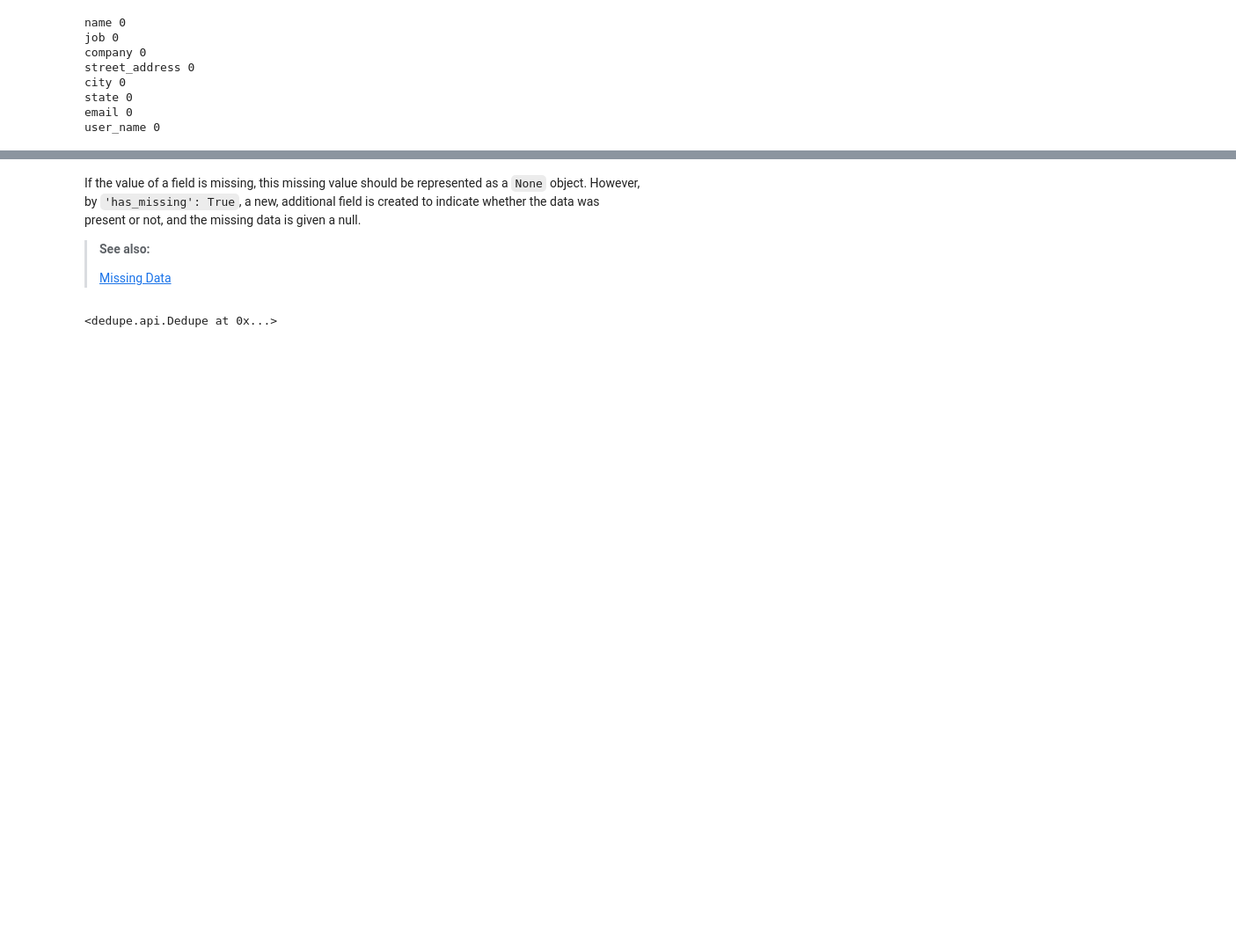
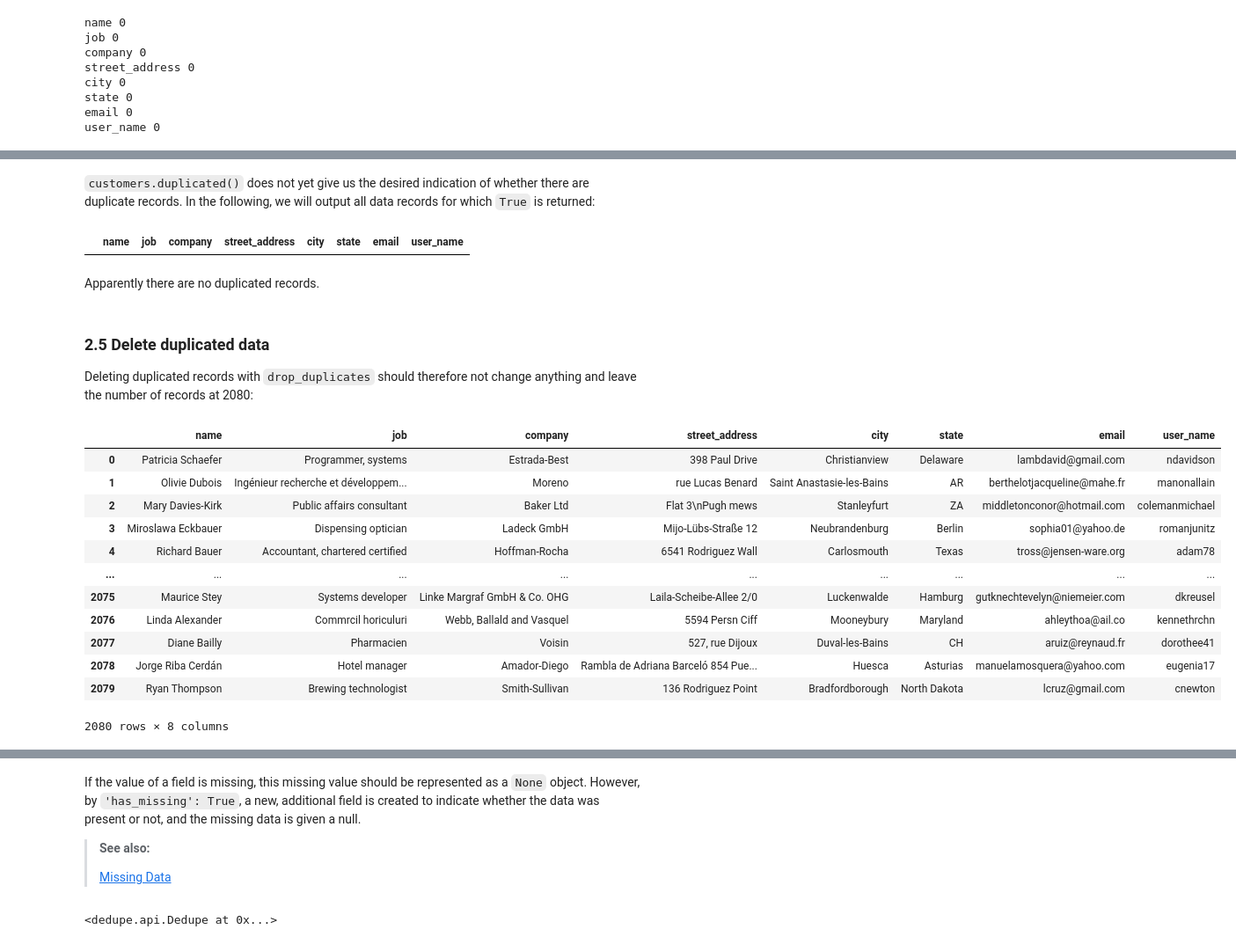
Before and after one commit to veit/jupyter-tutorial, a Jupyter notebook: docs/clean-prep/deduplicate.ipynb, the cells around one changed output, grey strips where cells are left out. Shown at 88% size. Saved outputs shown, nothing was run; the diff lists cells and outputs as text; code cells hidden in the pictures; blank space fills up the shorter version.

```diff
--- a/docs/clean-prep/deduplicate.ipynb
+++ b/docs/clean-prep/deduplicate.ipynb
@@ -73,0 +96,28 @@ user_name 0
+# %% [markdown]
+`customers.duplicated()` does not yet give us the desired indication of whether there are duplicate records. In the following, we will output all data records for which `True` is returned:
+# %%
+customers[customers.duplicated()]
+# %% [output]
+|  | name | job | company | street_address | city | state | email | user_name |
+# %% [markdown]
+Apparently there are no duplicated records.
+# %% [markdown]
+### 2.5 Delete duplicated data
+
+Deleting duplicated records with `drop_duplicates` should therefore not change anything and leave the number of records at 2080:
+# %%
+customers.drop_duplicates()
+# %% [output]
+|  | name | job | company | street_address | city | state | email | user_name |
+| 0 | Patricia Schaefer | Programmer, systems | Estrada-Best | 398 Paul Drive | Christianview | Delaware | lambdavid@gmail.com | ndavidson |
+| 1 | Olivie Dubois | Ingénieur recherche et développem... | Moreno | rue Lucas Benard | Saint Anastasie-les-Bains | AR | berthelotjacqueline@mahe.fr | manonallain |
+| 2 | Mary Davies-Kirk | Public affairs consultant | Baker Ltd | Flat 3\nPugh mews | Stanleyfurt | ZA | middletonconor@hotmail.com | colemanmichael |
+| 3 | Miroslawa Eckbauer | Dispensing optician | Ladeck GmbH | Mijo-Lübs-Straße 12 | Neubrandenburg | Berlin | sophia01@yahoo.de | romanjunitz |
+| 4 | Richard Bauer | Accountant, chartered certified | Hoffman-Rocha | 6541 Rodriguez Wall | Carlosmouth | Texas | tross@jensen-ware.org | adam78 |
+| ... | ... | ... | ... | ... | ... | ... | ... | ... |
+| 2075 | Maurice Stey | Systems developer | Linke Margraf GmbH & Co. OHG | Laila-Scheibe-Allee 2/0 | Luckenwalde | Hamburg | gutknechtevelyn@niemeier.com | dkreusel |
+| 2076 | Linda Alexander | Commrcil horiculuri | Webb, Ballald and Vasquel | 5594 Persn Ciff | Mooneybury | Maryland | ahleythoa@ail.co | kennethrchn |
+| 2077 | Diane Bailly | Pharmacien | Voisin | 527, rue Dijoux | Duval-les-Bains | CH | aruiz@reynaud.fr | dorothee41 |
+| 2078 | Jorge Riba Cerdán | Hotel manager | Amador-Diego | Rambla de Adriana Barceló 854 Pue... | Huesca | Asturias | manuelamosquera@yahoo.com | eugenia17 |
+| 2079 | Ryan Thompson | Brewing technologist | Smith-Sullivan | 136 Rodriguez Point | Bradfordborough | North Dakota | lcruz@gmail.com | cnewton |
+2080 rows × 8 columns
```
Also changed, not shown: parts of 22 cells of this notebook.
